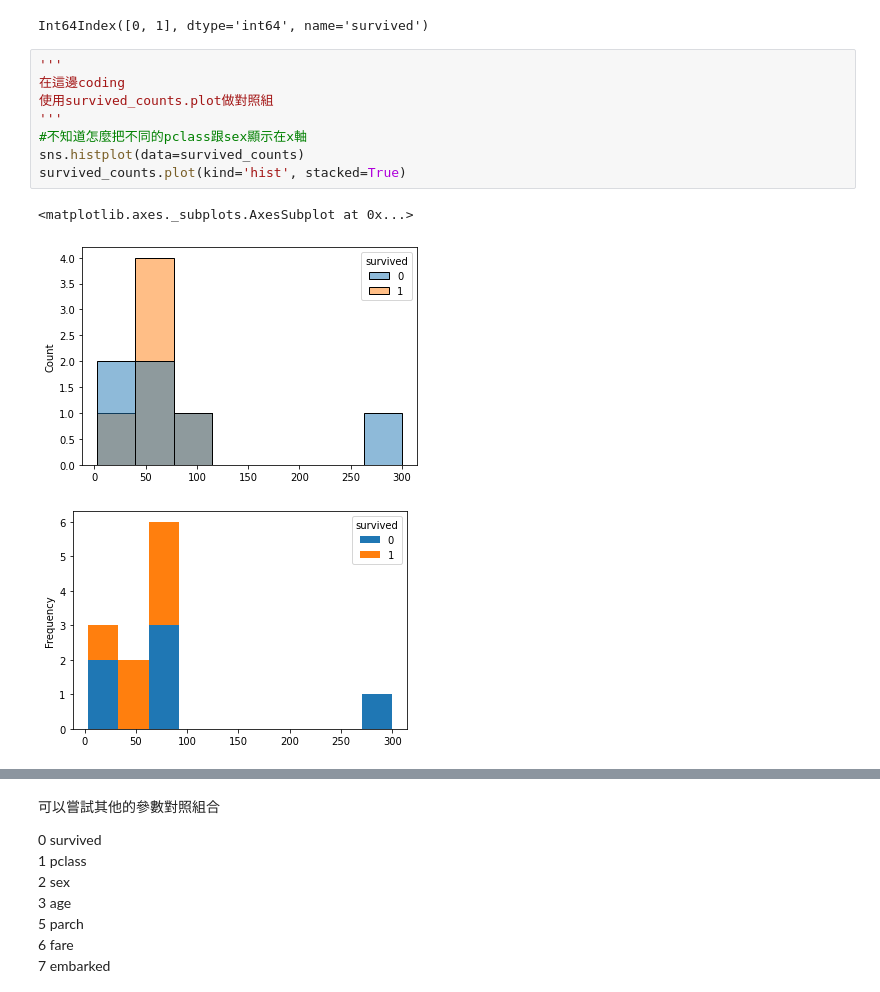
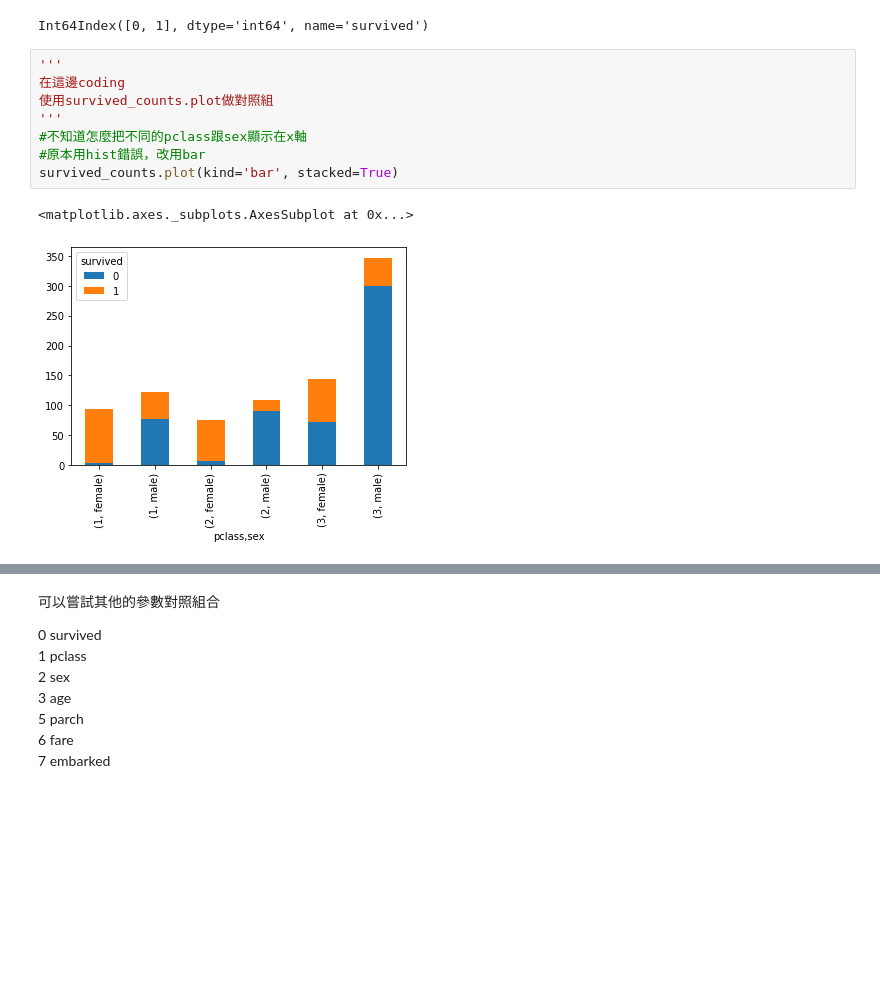
Before and after one commit to Chiakai-Chang/Cupoy_PythonDataScience_Marathon, a Jupyter notebook: D21_運用實際資料集進行資料視覺化練習_作業.ipynb, the cells around one changed output, grey strips where cells are left out. Saved outputs shown, nothing was run; the diff lists cells and outputs as text; blank space fills up the shorter version.

```diff
--- a/D21_運用實際資料集進行資料視覺化練習_作業.ipynb
+++ b/D21_運用實際資料集進行資料視覺化練習_作業.ipynb
@@ -104,15 +105,14 @@ Int64Index([0, 1], dtype='int64', name='survived')
 # %%
 '''
 在這邊coding
 使用survived_counts.plot做對照組
 '''
 #不知道怎麼把不同的pclass跟sex顯示在x軸
-sns.histplot(data=survived_counts)
-survived_counts.plot(kind='hist', stacked=True)
+#原本用hist錯誤，改用bar
+survived_counts.plot(kind='bar', stacked=True)
 # %% [output]
 <matplotlib.axes._subplots.AxesSubplot at 0x...>
-[figure, old version]
+[figure, new version]
-[figure, removed]
 # %%
 # 直接使用PANDAS dataframe, 當作參數
 #條形圖()顯示分類變數和連續變數之間的關係。數據以矩形條表示,其中條的長度表示該類別中數據的比例。
```
Also changed, not shown: parts of 3 cells of this notebook.
